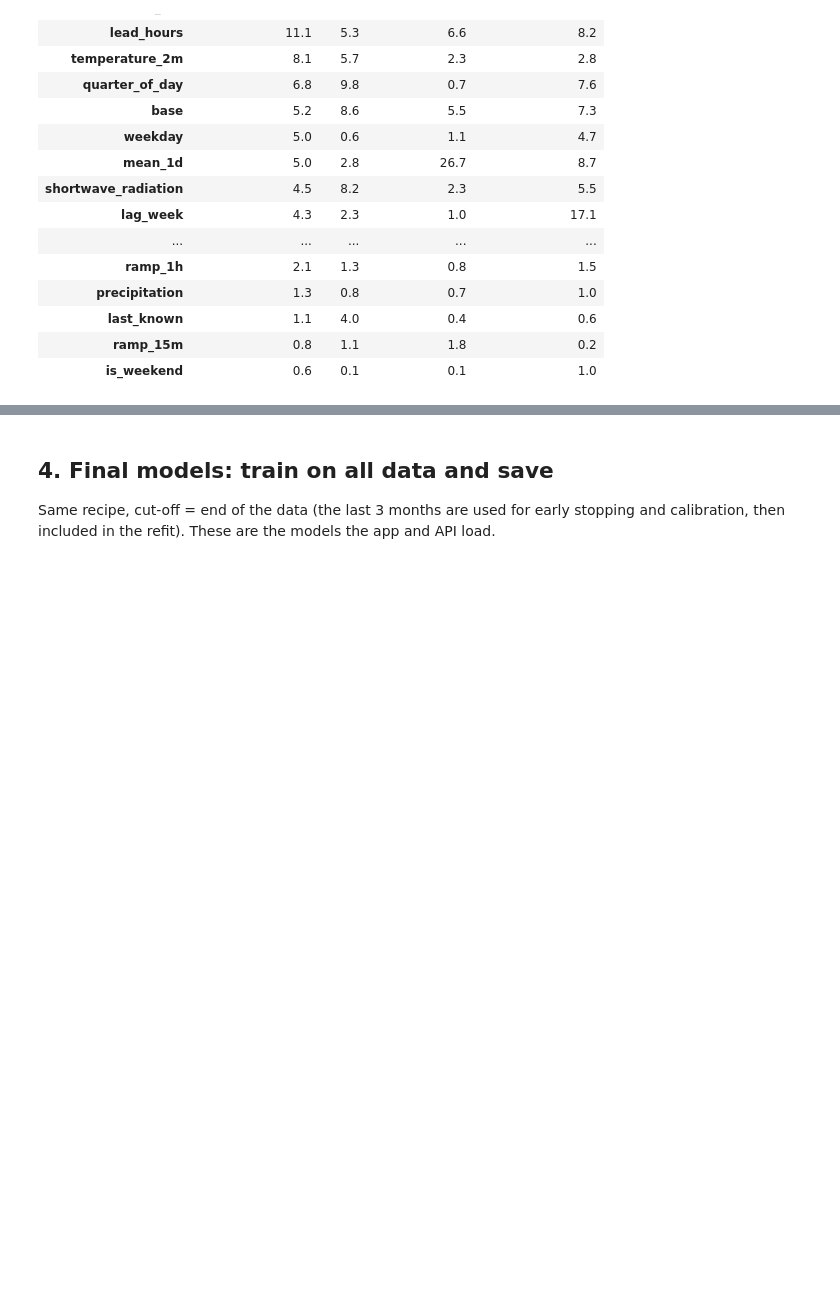
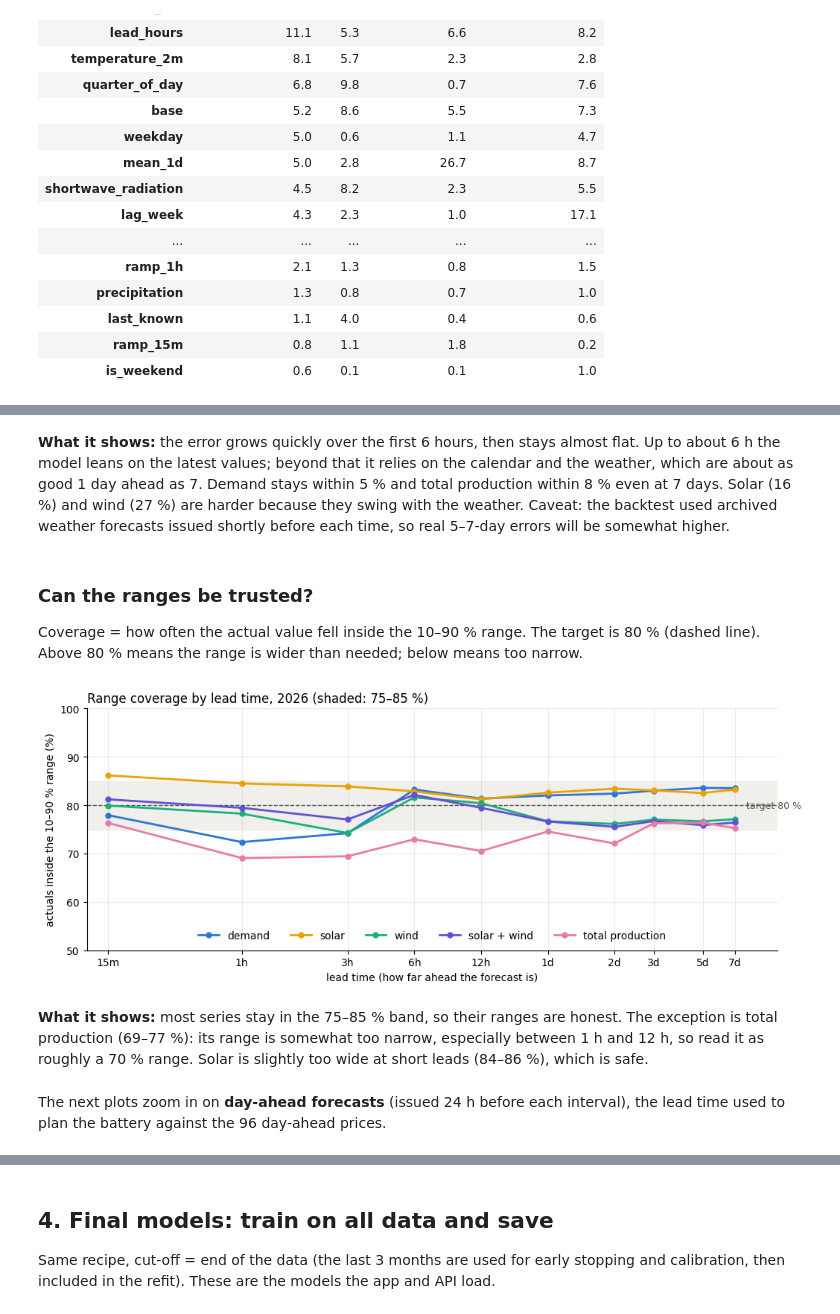
Before and after one commit to TeodorLepadatu/GitRekt-smarthack2026, a Jupyter notebook: predictions/train_and_evaluate.ipynb, the cells around one changed output, grey strips where cells are left out. Saved outputs shown, nothing was run; the diff lists cells and outputs as text; code cells hidden in the pictures; blank space fills up the shorter version.

```diff
--- a/predictions/train_and_evaluate.ipynb
+++ b/predictions/train_and_evaluate.ipynb
@@ -302,0 +384,36 @@ imp = pd.DataFrame({t: pd.Series(m["boosters"][0.5].feature_importance("gain"),
+# %% [markdown]
+**What it shows:** the error grows quickly over the first 6 hours, then stays almost flat. Up to
+about 6 h the model leans on the latest values; beyond that it relies on the calendar and the
+weather, which are about as good 1 day ahead as 7. Demand stays within 5 % and total production
+within 8 % even at 7 days. Solar (16 %) and wind (27 %) are harder because they swing with the
+weather. Caveat: the backtest used archived weather forecasts issued shortly before each time, so
+real 5–7-day errors will be somewhat higher.
+# %% [markdown]
+### Can the ranges be trusted?
+Coverage = how often the actual value fell inside the 10–90 % range. The target is 80 %
+(dashed line). Above 80 % means the range is wider than needed; below means too narrow.
+# %%
+fig, ax = plt.subplots(figsize=(10.5, 4.2))
+ax.axhspan(75, 85, color="#f0efec", zorder=0)
+ax.axhline(80, color=INK_2, lw=1, ls="--")
+ax.text(LEADS_H[-1] * 1.12, 80, "target 80 %", color=INK_2, fontsize=9, va="center")
+for name in SERIES_COL:
+    r = results[results.series == name]
+    ax.plot(r.lead_h, r.coverage_80_pct, color=SERIES_COLORS[name], lw=2, marker="o", ms=5,
+            label=SERIES_LABEL[name])
+lead_axis(ax)
+ax.set_ylim(50, 100)
+ax.set_xlim(0.2, 260)
+ax.set_ylabel("actuals inside the 10–90 % range (%)")
+ax.legend(frameon=False, ncol=5, loc="lower center")
+ax.set_title("Range coverage by lead time, 2026 (shaded: 75–85 %)", loc="left")
+save(fig, "range_coverage.png")
+# %% [output]
+[figure, added]
+# %% [markdown]
+**What it shows:** most series stay in the 75–85 % band, so their ranges are honest. The exception is
+total production (69–77 %): its range is somewhat too narrow, especially between 1 h and 12 h, so
+read it as roughly a 70 % range. Solar is slightly too wide at short leads (84–86 %), which is safe.
+# %% [markdown]
+The next plots zoom in on **day-ahead forecasts** (issued 24 h before each interval), the
+lead time used to plan the battery against the 96 day-ahead prices.
```
Also changed, not shown: parts of 23 cells of this notebook, 8 other files.
